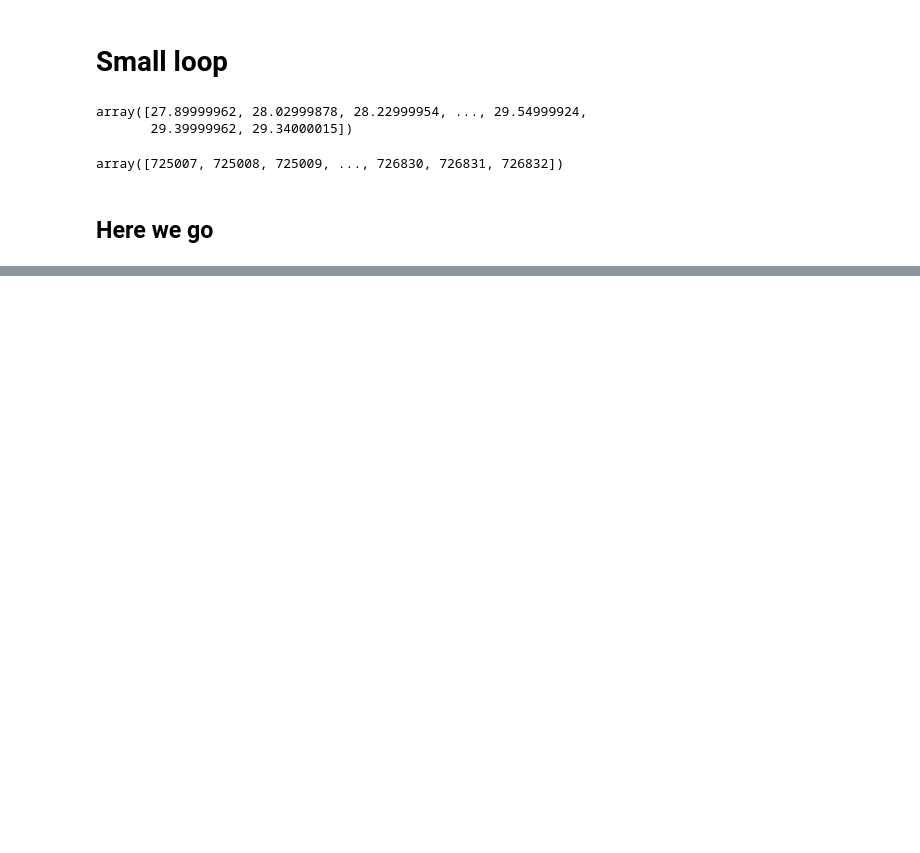
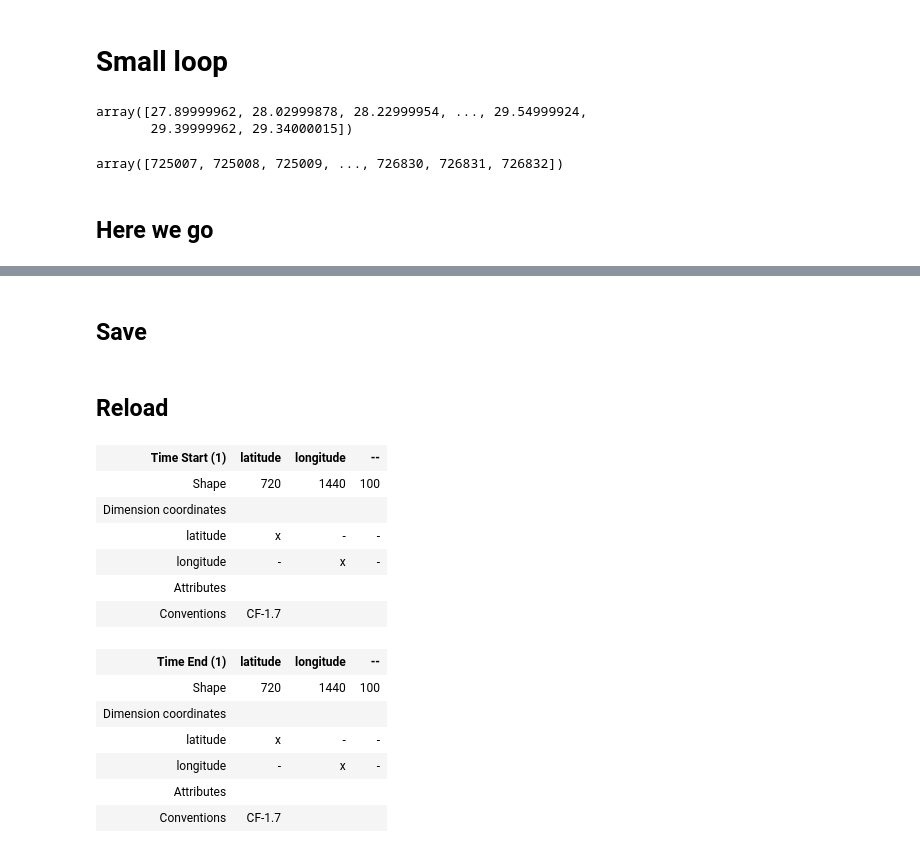
Before and after one commit to profxj/mhw_analysis, a Jupyter notebook: doc/nb/Build_MHWs.ipynb, the cells around one changed output, grey strips where cells are left out. Saved outputs shown, nothing was run; the diff lists cells and outputs as text; code cells hidden in the pictures; blank space fills up the shorter version.

```diff
--- a/doc/nb/Build_MHWs.ipynb
+++ b/doc/nb/Build_MHWs.ipynb
@@ -262,0 +377,2 @@ lat=0.875, lon=180.625, nevent=12
+# %% [markdown]
+## Save
@@ -262,0 +381,20 @@ lat=0.875, lon=180.625, nevent=12
+# %% [markdown]
+## Reload
+# %%
+cubes2 = iris.load('test.nc')
+cubes2
+# %% [output]
+| Time Start (1) | latitude | longitude | -- |
+| Shape | 720 | 1440 | 100 |
+| Dimension coordinates |  |  |  |
+| latitude | x | - | - |
+| longitude | - | x | - |
+| Attributes |  |  |  |
+| Conventions | CF-1.7 |  |  |
+| Time End (1) | latitude | longitude | -- |
+| Shape | 720 | 1440 | 100 |
+| Dimension coordinates |  |  |  |
+| latitude | x | - | - |
+| longitude | - | x | - |
+| Attributes |  |  |  |
+| Conventions | CF-1.7 |  |  |
```
Also changed, not shown: parts of 23 cells of this notebook.
